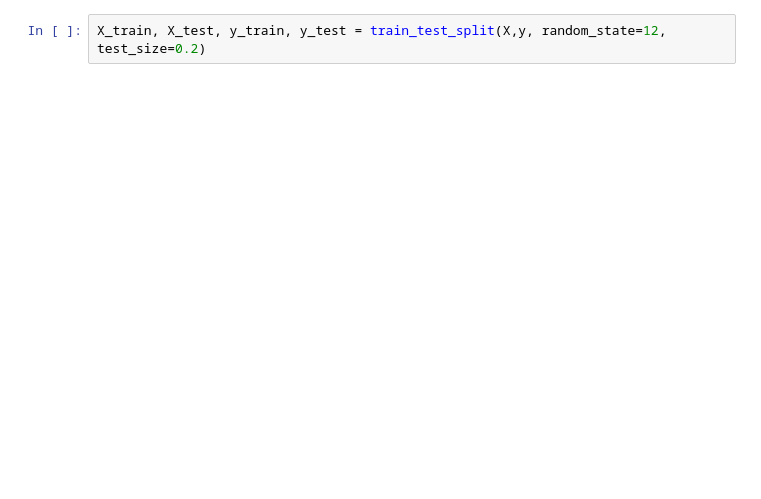
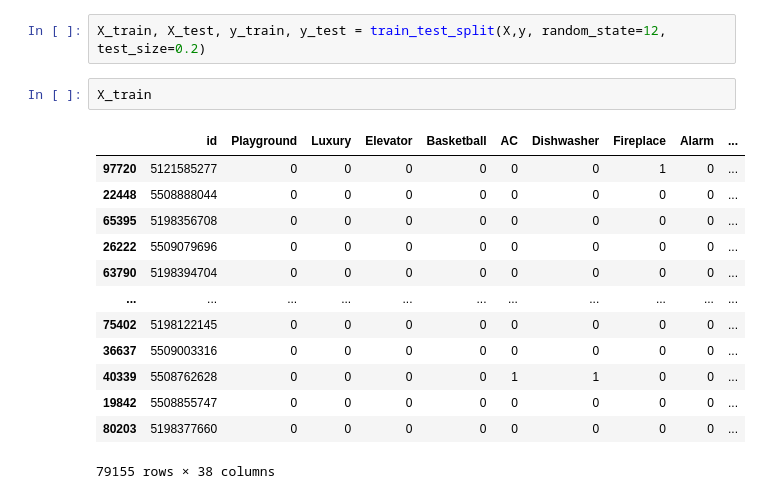
Before and after one commit to Mathias1997/Projekt-Rentprice, a Jupyter notebook: rent_price_exam.ipynb, the cells around one changed output. Drawn from its saved outputs; the diff is of its cells as text; blank space fills up the shorter version.

```diff
--- a/rent_price_exam.ipynb
+++ b/rent_price_exam.ipynb
@@ -577,2 +669,18 @@ y = data['price']
 # %%
 X_train, X_test, y_train, y_test = train_test_split(X,y, random_state=12, test_size=0.2)
+# %%
+X_train
+# %% [output]
+|  | id | Playground | Luxury | Elevator | Basketball | AC | Dishwasher | Fireplace | Alarm | ... |
+| 97720 | 5121585277 | 0 | 0 | 0 | 0 | 0 | 0 | 1 | 0 | ... |
+| 22448 | 5508888044 | 0 | 0 | 0 | 0 | 0 | 0 | 0 | 0 | ... |
+| 65395 | 5198356708 | 0 | 0 | 0 | 0 | 0 | 0 | 0 | 0 | ... |
+| 26222 | 5509079696 | 0 | 0 | 0 | 0 | 0 | 0 | 0 | 0 | ... |
+| 63790 | 5198394704 | 0 | 0 | 0 | 0 | 0 | 0 | 0 | 0 | ... |
+| ... | ... | ... | ... | ... | ... | ... | ... | ... | ... | ... |
+| 75402 | 5198122145 | 0 | 0 | 0 | 0 | 0 | 0 | 0 | 0 | ... |
+| 36637 | 5509003316 | 0 | 0 | 0 | 0 | 0 | 0 | 0 | 0 | ... |
+| 40339 | 5508762628 | 0 | 0 | 0 | 0 | 1 | 1 | 0 | 0 | ... |
+| 19842 | 5508855747 | 0 | 0 | 0 | 0 | 0 | 0 | 0 | 0 | ... |
+| 80203 | 5198377660 | 0 | 0 | 0 | 0 | 0 | 0 | 0 | 0 | ... |
+79155 rows × 38 columns
```
Also changed, not shown: parts of 27 cells of this notebook.
